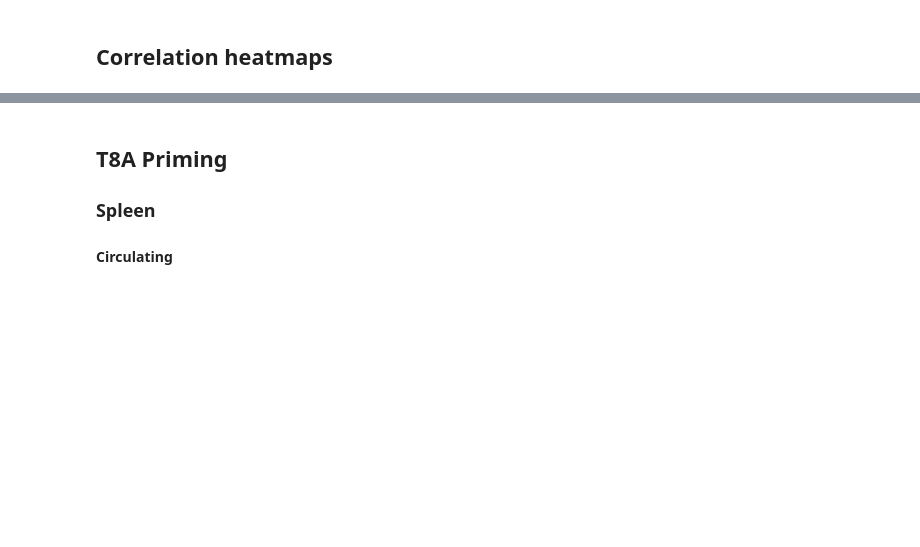
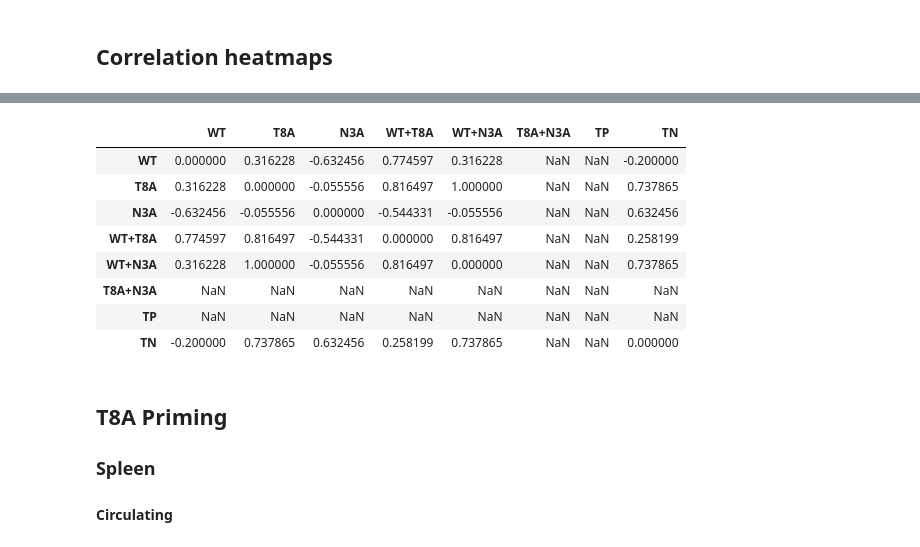
Before and after one commit to WolfDanny/IAV_analysis, a Jupyter notebook: Figures.ipynb, the cells around one changed output, grey strips where cells are left out. Saved outputs shown, nothing was run; the diff lists cells and outputs as text; code cells hidden in the pictures; blank space fills up the shorter version.

```diff
--- a/Figures.ipynb
+++ b/Figures.ipynb
@@ -587,0 +627,17 @@ sns.heatmap(
+# %%
+from scipy import stats
+import numpy as np
+
+wt_lungs_res_df[(wt_lungs_res_df.Challenge == "Memory")].corr(
+    method="spearman"
+) - np.eye(len(wt_lungs_cir_df.columns) - 1)
+# %% [output]
+|  | WT | T8A | N3A | WT+T8A | WT+N3A | T8A+N3A | TP | TN |
+| WT | 0.000000 | 0.316228 | -0.632456 | 0.774597 | 0.316228 | NaN | NaN | -0.200000 |
+| T8A | 0.316228 | 0.000000 | -0.055556 | 0.816497 | 1.000000 | NaN | NaN | 0.737865 |
+| N3A | -0.632456 | -0.055556 | 0.000000 | -0.544331 | -0.055556 | NaN | NaN | 0.632456 |
+| WT+T8A | 0.774597 | 0.816497 | -0.544331 | 0.000000 | 0.816497 | NaN | NaN | 0.258199 |
+| WT+N3A | 0.316228 | 1.000000 | -0.055556 | 0.816497 | 0.000000 | NaN | NaN | 0.737865 |
+| T8A+N3A | NaN | NaN | NaN | NaN | NaN | NaN | NaN | NaN |
+| TP | NaN | NaN | NaN | NaN | NaN | NaN | NaN | NaN |
+| TN | -0.200000 | 0.737865 | 0.632456 | 0.258199 | 0.737865 | NaN | NaN | 0.000000 |
```
Also changed, not shown: parts of 3 cells of this notebook.
